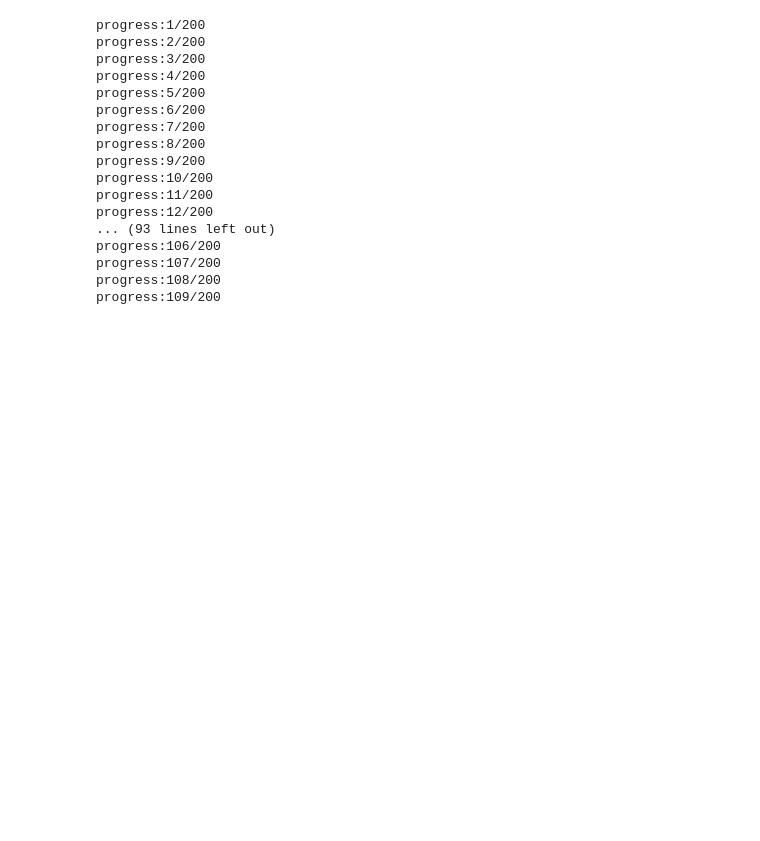
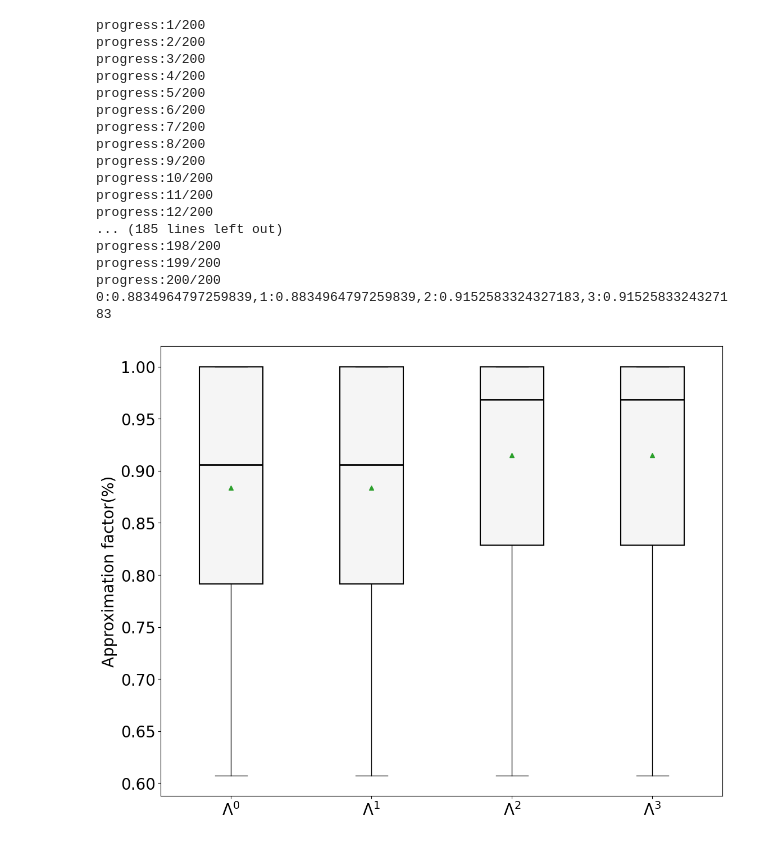
Before and after one commit to tongch8819/SubOptKnapsack, a Jupyter notebook: notebooks/boxplots.ipynb, the cells around one changed output. Cells and saved outputs as stored; diff of their text form; code cells hidden in the pictures; blank space fills up the shorter version.

```diff
--- a/notebooks/boxplots.ipynb
+++ b/notebooks/boxplots.ipynb
@@ -67,8 +67,8 @@ upper_bounds = ["ub1", "ub7", "ub7m"]
 algos = ["greedy_max"]
 # task_name = "FacebookGraphCoverage"
 # task_name = "CalTechMaximization"
-# task_name = "AdultIncomeFeatureSelection"
-task_name = "YoutubeCoverage"
+task_name = "AdultIncomeFeatureSelection"
+# task_name = "YoutubeCoverage"
 
 path_dict = {
     "FacebookGraphCoverage":"facebook",
@@ -77,7 +77,7 @@ path_dict = {
     "CalTechMaximization":"caltech",
 }
 
-n = 1000
+n = 100
 
 sample = 100
 suffix = f""
@@ -99,10 +99,10 @@ ub_list = [
     "ub7m"
 ]
 ub_title_dict = {
-    "ub1": "Upper bound 0",
-    "ub1m": "Upper bound 1",
-    "ub7": "Upper bound 2",
-    "ub7m":"Upper bound 3",
+    "ub1": r"$\Lambda^0$",
+    "ub1m": r"$\Lambda^1$",
+    "ub7": r"$\Lambda^2$",
+    "ub7m":r"$\Lambda^3$",
 }
 ub_title_list = [ ub_title_dict[ub] for ub in ub_list]
 colors = [
@@ -114,10 +114,10 @@ for ub in ub_list:
 
 seed_range = range(0, 200)
 
-budget_range = list(range(11, 32))
+budget_range = list(range(5, 31))
 
 for seed in seed_range:
-    root_dir = os.path.join("../result/archive-4", path_dict[task_name] + suffix, f"{n}",f"{seed}")
+    root_dir = os.path.join("../result/archive-4", path_dict[task_name] + suffix, f"{n}-{sample}",f"{seed}")
 
     for i in range(0, len(ub_list)):
         ub = ub_list[i]
@@ -127,16 +127,6 @@ for seed in seed_range:
             af = W[idx]
             if b in budget_range:
                 ub_mean_list[i].append(af)
-
-        # W = list(W)
-        # for idx in range(0, len(W)):
-        #     if W[idx] < 0.369:
-        #         print(f"b:{X[idx]}, seed:{seed}, af:{W[idx]}")
-        # if 0 in W:
-        #     W.remove(0)
-        # ub_mean_list[i] = ub_mean_list[i] + W
-
-
 
     print(f"progress:{seed + 1}/{200}")
 
@@ -151,38 +141,40 @@ fig = plt.figure(figsize=(10, 8))
 
 ax = fig.add_axes([0,0,1,1])
 ax.set_ylabel("Approximation factor(%)")
+# ax.set_ylabel("Computational time(s)")
 
 box_props = dict(linewidth=1.5, color="black")
 median_props = dict(linewidth=2)
 
 bp = ax.boxplot(data, patch_artist=True, showfliers=True, tick_labels=ub_title_list, showmeans=True, boxprops=box_props, medianprops=median_props)
 
 for median in bp["medians"]:
     median.set_color("black")
 
 for box in bp["boxes"]:
     box.set_facecolor("whitesmoke")
 
 
 plt.show()
 # %% [output]
 progress:1/200
 progress:2/200
 progress:3/200
 progress:4/200
 progress:5/200
 progress:6/200
 progress:7/200
 progress:8/200
 progress:9/200
 progress:10/200
 progress:11/200
 progress:12/200
-... (93 lines left out)
-progress:106/200
-progress:107/200
-progress:108/200
-progress:109/200
+... (185 lines left out)
+progress:198/200
+progress:199/200
+progress:200/200
+0:0.8834964797259839,1:0.8834964797259839,2:0.9152583324327183,3:0.9152583324327183
+[figure, added]
 # %%
 upper_bounds = ["ub1", "ub7", "ub7m"]
 algos = ["greedy_max"]
```
Also changed, not shown: parts of 2 cells of this notebook, 10 other files.
